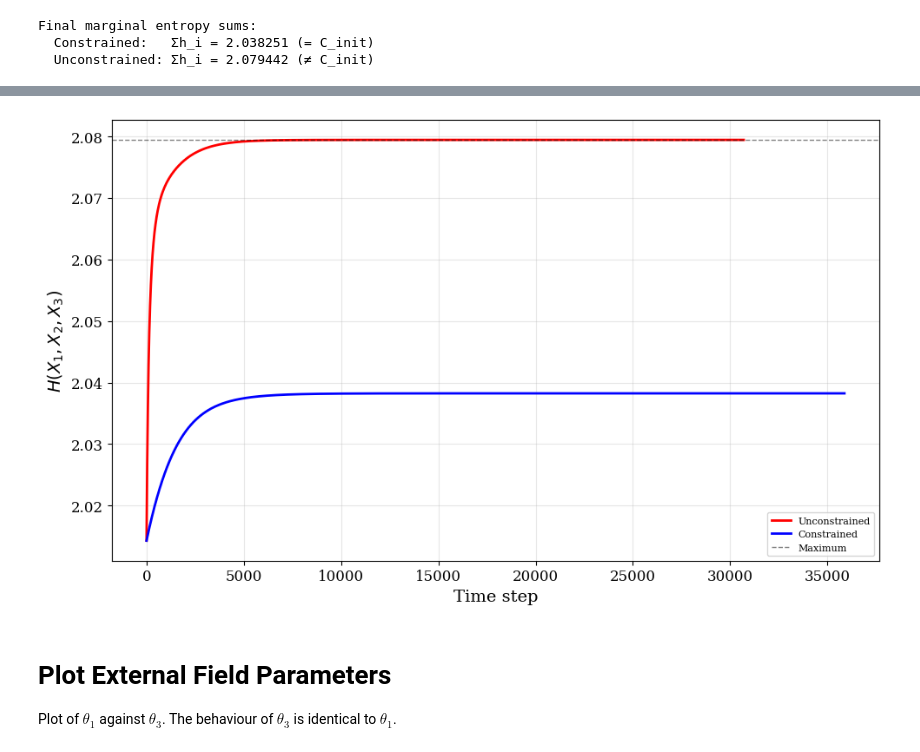
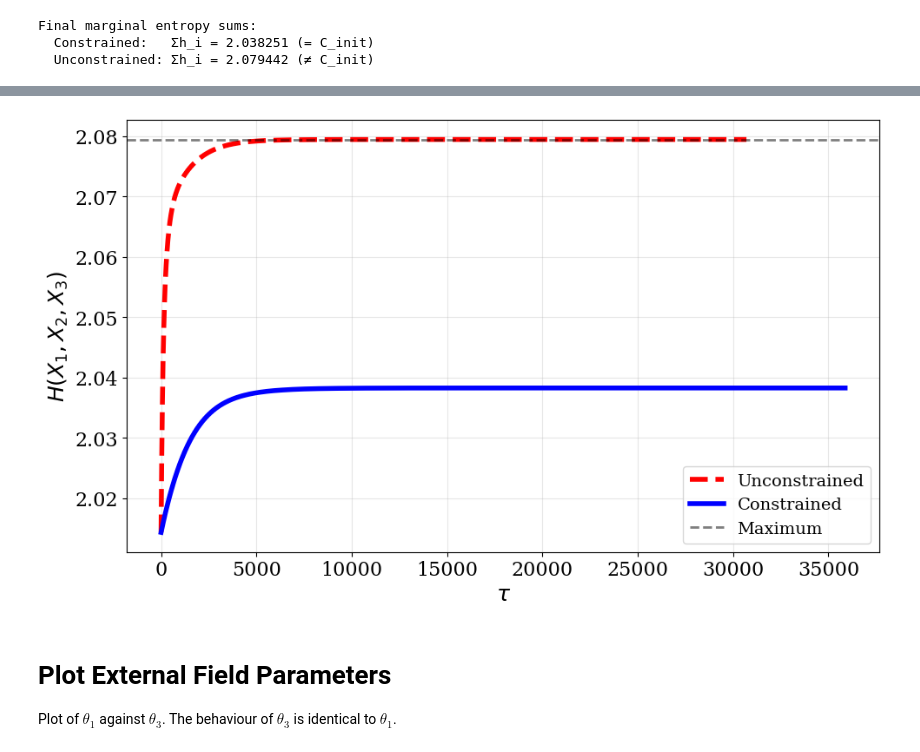
Before and after one commit to lawrennd/tig-code, a Jupyter notebook: simulation_experiments_inaccessible_game.ipynb, the cells around one changed output, grey strips where cells are left out. Cells and saved outputs as stored; diff of their text form; code cells hidden in the pictures.

```diff
--- a/simulation_experiments_inaccessible_game.ipynb
+++ b/simulation_experiments_inaccessible_game.ipynb
@@ -17,6 +17,16 @@ This notebook generates all computational results and figures for simulation stu
 - Regime variation $\tfrac{\|A\|}{\|S\|}$ depends on local geometry
 # %% [markdown]
 # Initial Setup
+# %%
+# Publication-quality figure settings
+plt.rcParams.update({
+    'font.size': 14,
+    'font.family': 'serif',
+    'axes.labelsize': 18,
+    'xtick.labelsize': 16,
+    'ytick.labelsize': 16,
+    'legend.fontsize': 'medium',
+})
 # %%
 verbose = False
 N = 3  # Three binary variables
@@ -323,26 +345,26 @@ plt.savefig('fig_marginal_entropy_evolution.pdf', bbox_inches='tight', dpi=300)
 # %%
 # %load -s save_joint_entropy_evolution /Users/neil/lawrennd/the-inaccessible-game/generic_decomposition_n3.py
 
 fig, ax = plt.subplots(figsize=gd.big_wide_figsize)
 
 # Compute joint entropy for both trajectories
 steps_u, H_u = gd.compute_joint_entropy_trajectory(sol_unconstrained['trajectory'], N, sample_every=1)
 steps_c, H_c = gd.compute_joint_entropy_trajectory(sol_constrained['trajectory'], N, sample_every=1)
 
-ax.plot(steps_u, H_u, 'r-', linewidth=2, label='Unconstrained')
-ax.plot(steps_c, H_c, 'b-', linewidth=2, label='Constrained')
-ax.axhline(N*np.log(2), color='k', linestyle='--', linewidth=1,
+ax.plot(steps_u, H_u, 'r--', linewidth=4, label='Unconstrained')
+ax.plot(steps_c, H_c, 'b-', linewidth=4, label='Constrained')
+ax.axhline(N*np.log(2), color='k', linestyle='--', linewidth=2,
            alpha=0.5, label='Maximum')
 
-ax.set_xlabel('Time step')
+ax.set_xlabel(r'$\tau$')
 ax.set_ylabel(r'$H(X_1,X_2,X_3)$')
-ax.legend(fontsize=8)
+ax.legend(fontsize=14)
 ax.grid(True, alpha=0.3)
 
 plt.tight_layout()
 plt.savefig('fig_joint_entropy_evolution.pdf', bbox_inches='tight', dpi=300)
 # %% [output]
-[figure, old version]
+[figure, new version]
 # %% [markdown]
 # Plot External Field Parameters
 
```
Also changed, not shown: parts of 10 cells of this notebook.
